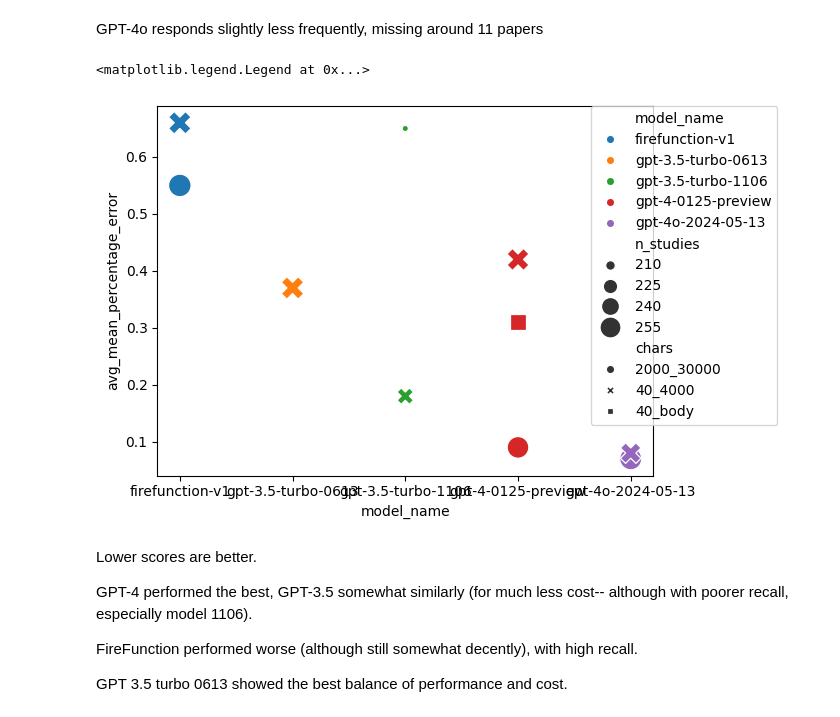
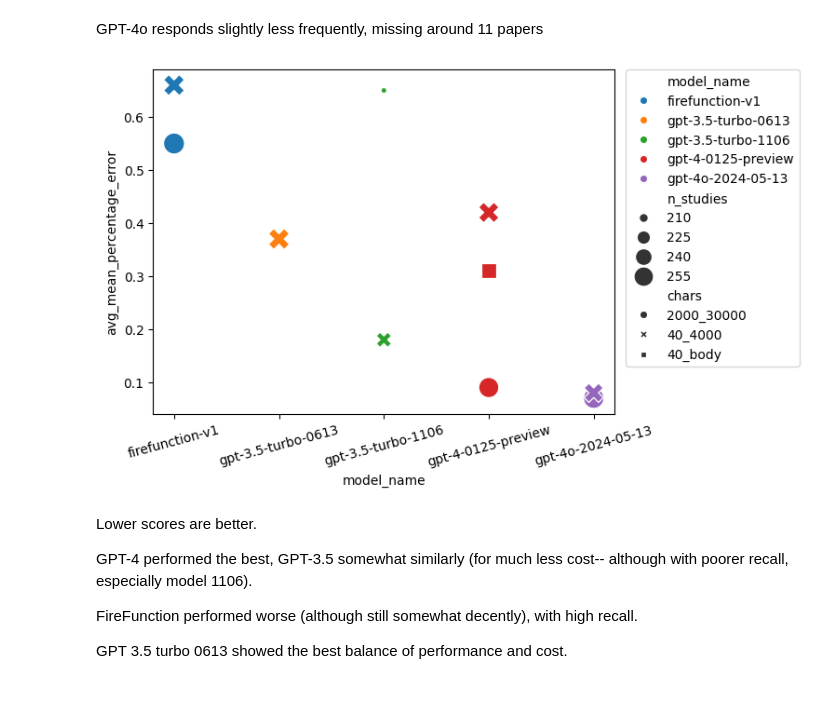
Before and after one commit to adelavega/biomed-llm-retrieval, a Jupyter notebook: analysis/plot_results.ipynb, the cells around one changed output. Drawn from its saved outputs; the diff is of its cells as text; code cells hidden in the pictures.

```diff
--- a/analysis/plot_results.ipynb
+++ b/analysis/plot_results.ipynb
@@ -3,7 +3,7 @@ import pandas as pd
 import seaborn as sns
 import matplotlib.pyplot as plt
 # %%
-results = pd.read_csv('outputs/all_results.csv')
+results = pd.read_csv('../outputs/all_results.csv')
 # %%
 results['chars'] = results.apply(lambda row: f"{row['min_chars']}_{row['max_chars']}", axis=1)
 # %%
@@ -41,10 +41,11 @@ GPT-4o responds slightly less frequently, missing around 11 papers
 # %%
 g = sns.scatterplot(data=zero_shot_count, x='model_name', y='avg_mean_percentage_error', hue='model_name', size='n_studies',
                     style='chars', sizes=(20, 264))
-plt.legend(bbox_to_anchor=(1.25, 1), borderaxespad=0)
+plt.legend(bbox_to_anchor=(1.4, 1), borderaxespad=0)
+plt.xticks(rotation=15)
+plt.savefig('../outputs/figures/avg_mean_percentage_error_demographics_zeroshot.png', bbox_inches='tight')
 # %% [output]
-<matplotlib.legend.Legend at 0x...>
-[figure, old version]
+[figure, new version]
 # %% [markdown]
 Lower scores are better.
 
```
Also changed, not shown: 4 other files.
